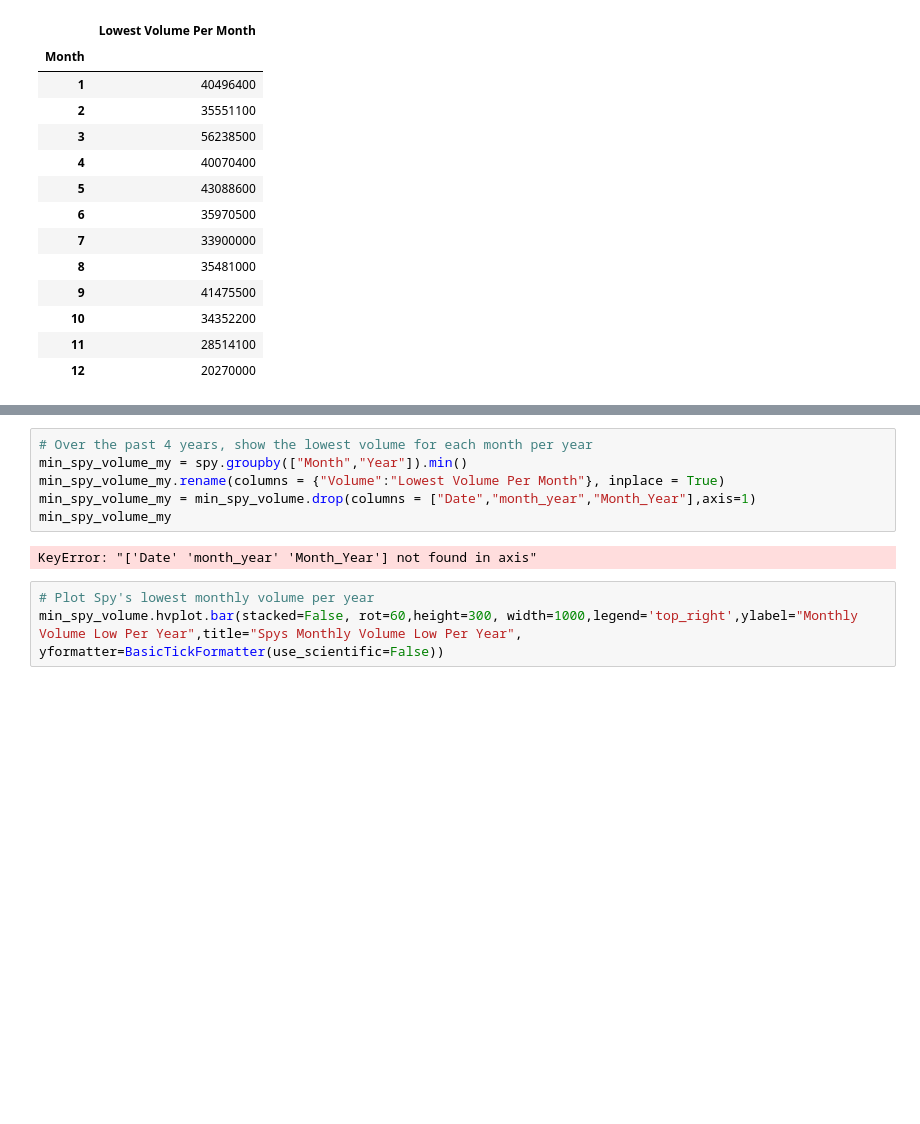
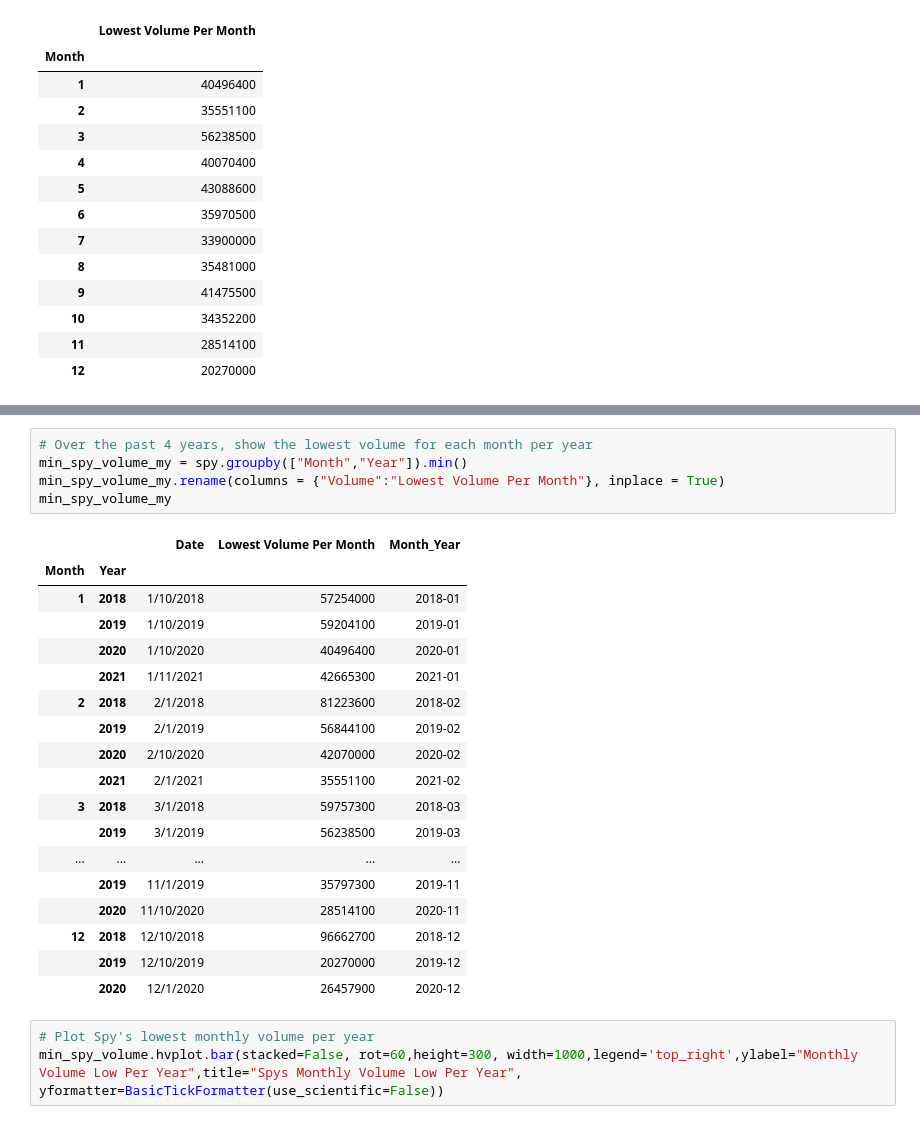
Before and after one commit to wesromero9/Project-1, a Jupyter notebook: spy volume.ipynb, the cells around one changed output, grey strips where cells are left out. Drawn from its saved outputs; the diff is of its cells as text; blank space fills up the shorter version.

```diff
--- a/spy volume.ipynb
+++ b/spy volume.ipynb
@@ -60,11 +60,27 @@ min_spy_volume.hvplot.bar(x='Month', y='Lowest Volume Per Month', xlabel='Month'
 # %%
 # Over the past 4 years, show the lowest volume for each month per year
 min_spy_volume_my = spy.groupby(["Month","Year"]).min()
 min_spy_volume_my.rename(columns = {"Volume":"Lowest Volume Per Month"}, inplace = True)
-min_spy_volume_my = min_spy_volume.drop(columns = ["Date","month_year","Month_Year"],axis=1)
 min_spy_volume_my
 # %% [output]
-KeyError: "['Date' 'month_year' 'Month_Year'] not found in axis"
+|  |  | Date | Lowest Volume Per Month | Month_Year |
+| Month | Year |  |  |  |
+| 1 | 2018 | 1/10/2018 | 57254000 | 2018-01 |
+|  | 2019 | 1/10/2019 | 59204100 | 2019-01 |
+|  | 2020 | 1/10/2020 | 40496400 | 2020-01 |
+|  | 2021 | 1/11/2021 | 42665300 | 2021-01 |
+| 2 | 2018 | 2/1/2018 | 81223600 | 2018-02 |
+|  | 2019 | 2/1/2019 | 56844100 | 2019-02 |
+|  | 2020 | 2/10/2020 | 42070000 | 2020-02 |
+|  | 2021 | 2/1/2021 | 35551100 | 2021-02 |
+| 3 | 2018 | 3/1/2018 | 59757300 | 2018-03 |
+|  | 2019 | 3/1/2019 | 56238500 | 2019-03 |
+| ... | ... | ... | ... | ... |
+|  | 2019 | 11/1/2019 | 35797300 | 2019-11 |
+|  | 2020 | 11/10/2020 | 28514100 | 2020-11 |
+| 12 | 2018 | 12/10/2018 | 96662700 | 2018-12 |
+|  | 2019 | 12/10/2019 | 20270000 | 2019-12 |
+|  | 2020 | 12/1/2020 | 26457900 | 2020-12 |
 # %%
 # Plot Spy's lowest monthly volume per year
 min_spy_volume.hvplot.bar(stacked=False, rot=60,height=300, width=1000,legend='top_right',ylabel="Monthly Volume Low Per Year",title="Spys Monthly Volume Low Per Year", yformatter=BasicTickFormatter(use_scientific=False))
```
Also changed, not shown: parts of 4 cells of this notebook, 2 other files.
